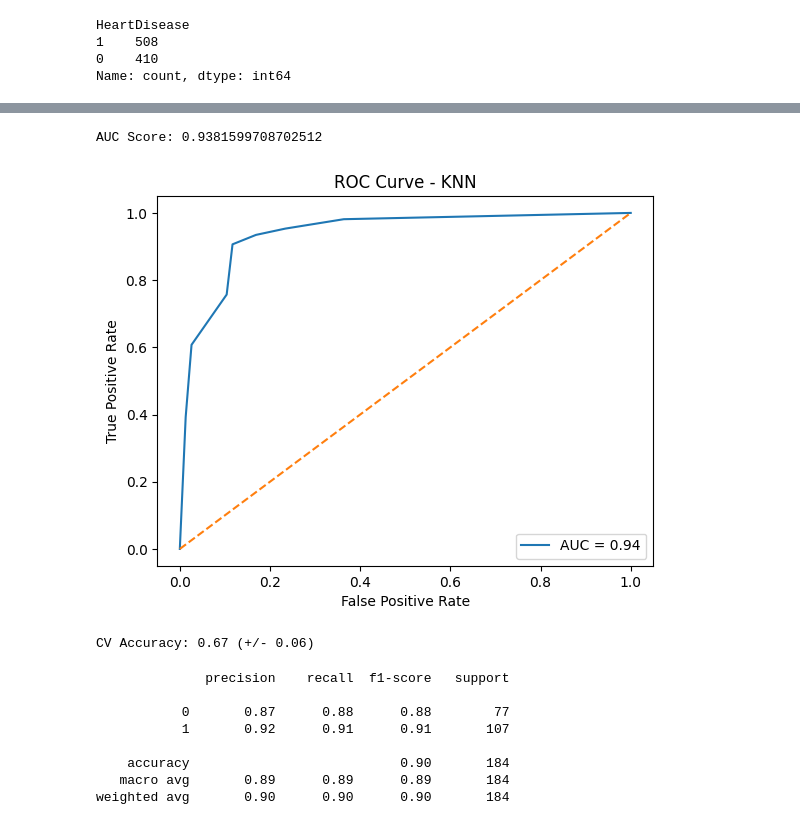
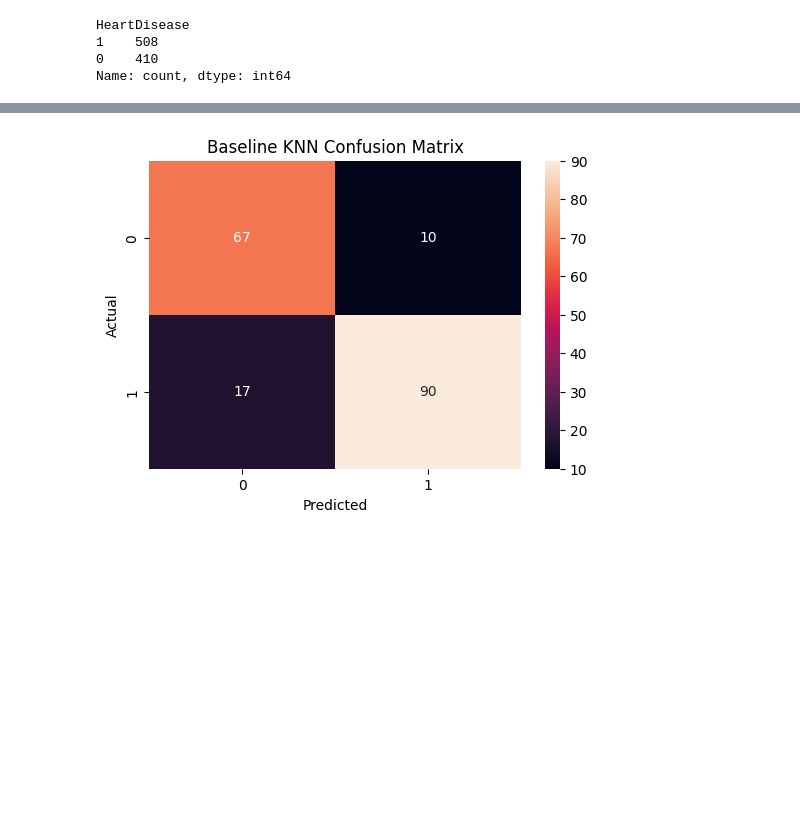
Before and after one commit to ChamodJ/heart-failure-ml-classification, a Jupyter notebook: KNN/heart-failure-classification-knn.ipynb, the cells around one changed output, grey strips where cells are left out. Cells and saved outputs as stored; diff of their text form; code cells hidden in the pictures; blank space fills up the shorter version.

Commit message:
Train baseline model

```diff
--- a/KNN/heart-failure-classification-knn.ipynb
+++ b/KNN/heart-failure-classification-knn.ipynb
@@ -13,7 +13,7 @@ from sklearn.metrics import classification_report
 from sklearn.metrics import roc_auc_score, roc_curve
 from sklearn.model_selection import cross_val_score
 # %%
-df = pd.read_csv("../Datasets/Heart Failure Prediction Dataset/heart.csv")
+df = pd.read_csv("../../Datasets/Heart Failure Prediction Dataset/heart.csv")
 df.head()
 # %% [output]
 |  | Age | Sex | ChestPainType | RestingBP | Cholesterol | FastingBS | RestingECG | MaxHR | ... |
@@ -77,8 +77,7 @@ scaler = StandardScaler()
 X_train = scaler.fit_transform(X_train)
 X_test = scaler.transform(X_test)
 # %%
-knn = KNeighborsClassifier(n_neighbors=5)
+# Baseline KNN model
+knn_baseline = KNeighborsClassifier(n_neighbors=5)
 
-knn.fit(X_train, y_train)
-
-y_pred = knn.predict(X_test)
+knn_baseline.fit(X_train, y_train)
@@ -96 +86,3 @@ for k in k_values:
+# %%
+y_pred_baseline = knn_baseline.predict(X_test)
 # %%
@@ -150,35 +107,11 @@ weighted avg       0.90      0.90      0.90       184
-# %%
-# ROC-AUC
-y_prob = knn_final.predict_proba(X_test)[:, 1]
-auc = roc_auc_score(y_test, y_prob)
-print("AUC Score:", auc)
-
-fpr, tpr, _ = roc_curve(y_test, y_prob)
-plt.plot(fpr, tpr, label=f"AUC = {auc:.2f}")
-plt.plot([0,1],[0,1],'--')
-plt.xlabel("False Positive Rate")
-plt.ylabel("True Positive Rate")
-plt.title("ROC Curve - KNN")
-plt.legend()
-plt.show()
-# %% [output]
-AUC Score: 0.9381599708702512
-[figure, removed]
-# %%
-# Cross-validation
-cv_scores = cross_val_score(knn_final, X, y, cv=5)
-print("CV Accuracy: %.2f (+/- %.2f)" % (cv_scores.mean(), cv_scores.std()))
-# %% [output]
-CV Accuracy: 0.67 (+/- 0.06)
-# %%
-from sklearn.metrics import classification_report
-print(classification_report(y_test, y_pred))
-# %% [output]
-              precision    recall  f1-score   support
-
-           0       0.87      0.88      0.88        77
-           1       0.92      0.91      0.91       107
-
-    accuracy                           0.90       184
-   macro avg       0.89      0.89      0.89       184
-weighted avg       0.90      0.90      0.90       184
+# %%
+cm_baseline = confusion_matrix(y_test, y_pred_baseline)
+
+plt.figure(figsize=(6,4))
+sns.heatmap(cm_baseline, annot=True, fmt="d")
+plt.title("Baseline KNN Confusion Matrix")
+plt.xlabel("Predicted")
+plt.ylabel("Actual")
+plt.show()
+# %% [output]
+[figure, added]
```
Also changed, not shown: parts of 10 cells of this notebook.
